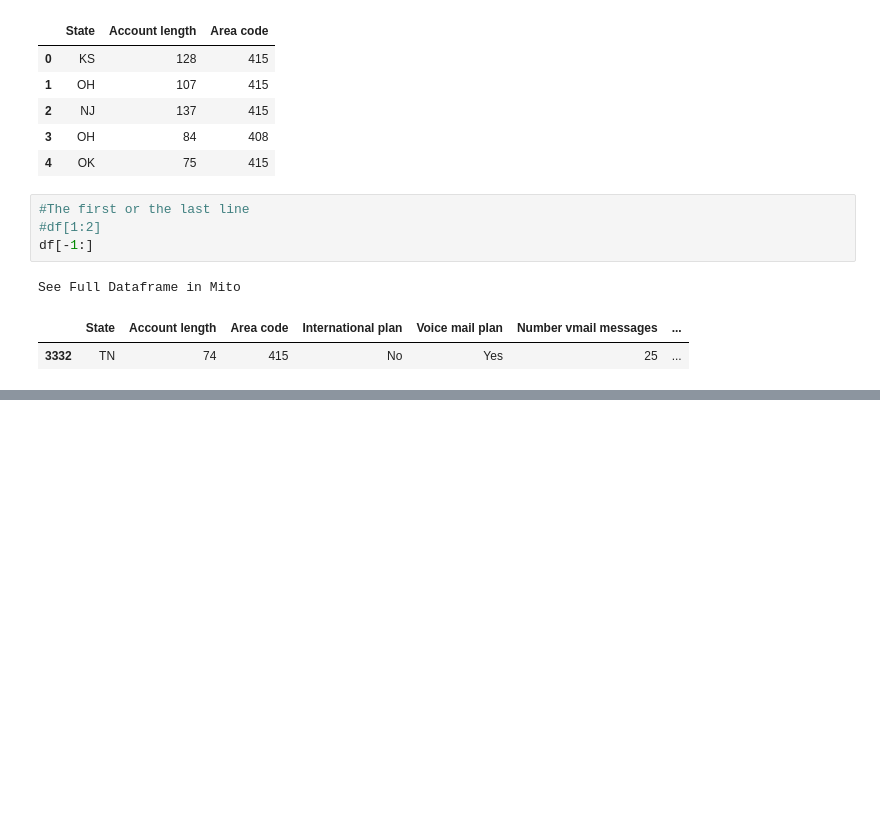
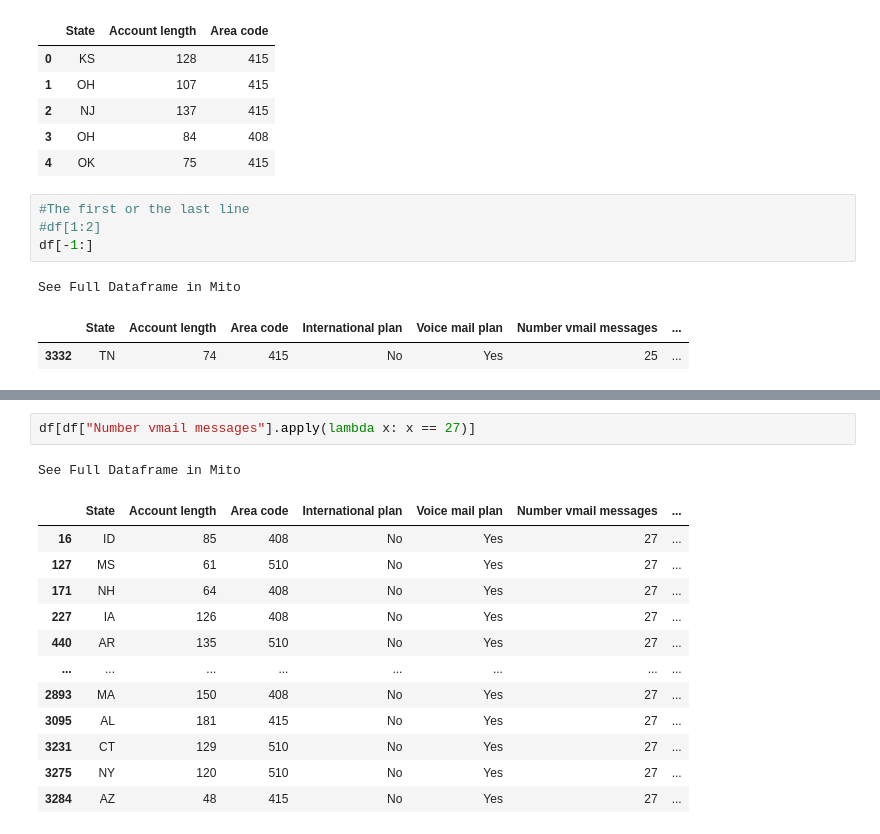
Before and after one commit to kulikofff/MLCourseAI, a Jupyter notebook: Topic 1/Pandas.ipynb, the cells around one changed output, grey strips where cells are left out. Drawn from its saved outputs; the diff is of its cells as text; blank space fills up the shorter version.

```diff
--- a/Topic 1/Pandas.ipynb
+++ b/Topic 1/Pandas.ipynb
@@ -274,0 +296,16 @@ See Full Dataframe in Mito
+# %%
+df[df["Number vmail messages"].apply(lambda x: x == 27)]
+# %% [output]
+See Full Dataframe in Mito
+|  | State | Account length | Area code | International plan | Voice mail plan | Number vmail messages | ... |
+| 16 | ID | 85 | 408 | No | Yes | 27 | ... |
+| 127 | MS | 61 | 510 | No | Yes | 27 | ... |
+| 171 | NH | 64 | 408 | No | Yes | 27 | ... |
+| 227 | IA | 126 | 408 | No | Yes | 27 | ... |
+| 440 | AR | 135 | 510 | No | Yes | 27 | ... |
+| ... | ... | ... | ... | ... | ... | ... | ... |
+| 2893 | MA | 150 | 408 | No | Yes | 27 | ... |
+| 3095 | AL | 181 | 415 | No | Yes | 27 | ... |
+| 3231 | CT | 129 | 510 | No | Yes | 27 | ... |
+| 3275 | NY | 120 | 510 | No | Yes | 27 | ... |
+| 3284 | AZ | 48 | 415 | No | Yes | 27 | ... |
```
Also changed, not shown: parts of 31 cells of this notebook, 1 other file.
